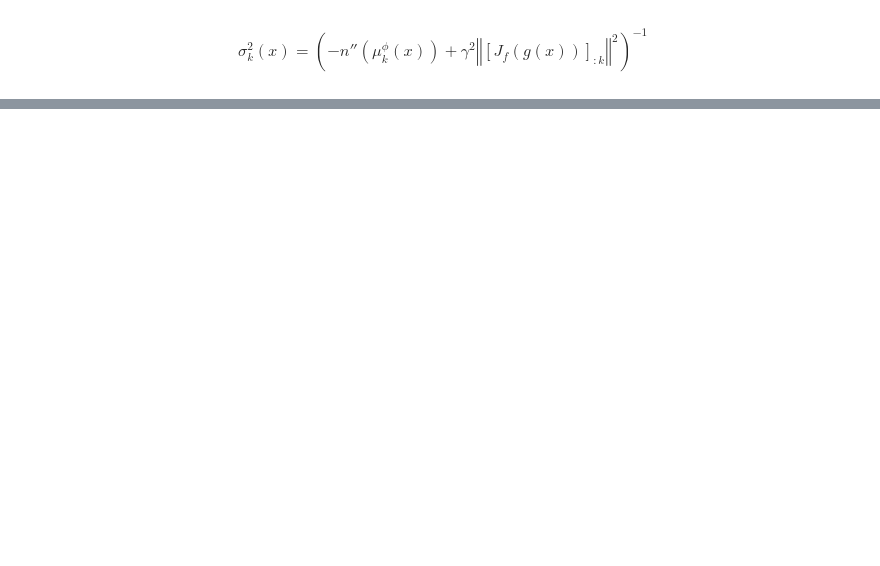
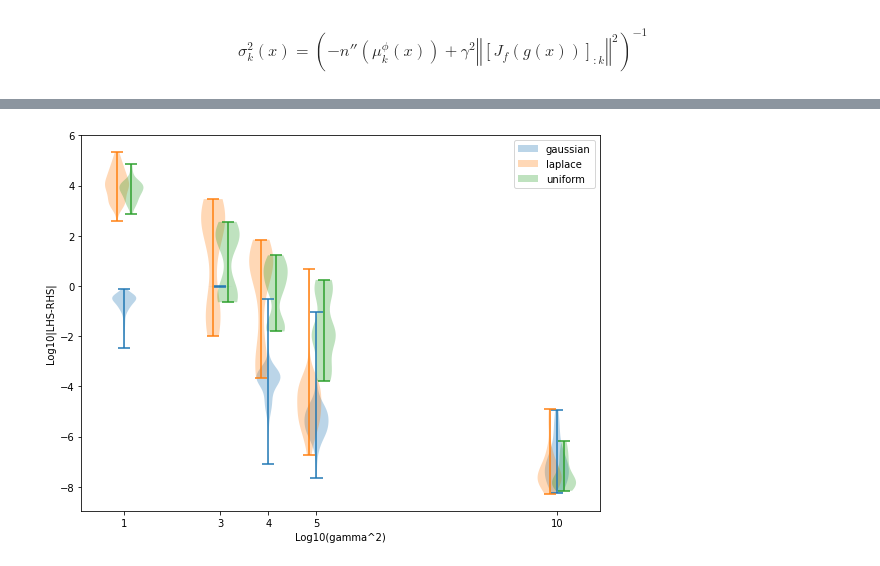
Before and after one commit to rpatrik96/ima-vae, a Jupyter notebook: notebooks/synth_plots.ipynb, the cells around one changed output, grey strips where cells are left out. Saved outputs shown, nothing was run; the diff lists cells and outputs as text; code cells hidden in the pictures; blank space fills up the shorter version.

```diff
--- a/notebooks/synth_plots.ipynb
+++ b/notebooks/synth_plots.ipynb
@@ -79,0 +76,32 @@ gamma_laplace = [g for g,p in zip(ext_gamma_sq, prior) if p == "laplace"]
+# %%
+def lhs_rhs(col_norm_squared, priors, variances, gamma_squared, ext_gamma_squared, prior_name):
+    lhs = [s for s,p in zip(variances,priors) if p == prior_name]
+    rhs = [1./(float(prior_name=="gaussian")+g_sq*J_sq) for g_sq, J_sq, p in zip(gamma_squared, col_norm_squared, priors) if p == prior_name]
+    gamma = np.array([g for g,p in zip(gamma_squared, priors) if p == prior_name])
+    gamma_ext = np.concatenate([g for g,p in zip(ext_gamma_squared, priors) if p == prior_name])
+
+    abs_diff = np.abs(np.concatenate(lhs)-np.concatenate(rhs))
+    lhs_rhs_vs_gamma =[ np.array([d for d, g in zip(abs_diff, gamma_ext) if g==gamma_select]) for gamma_select in np.unique(gamma_ext)  ]
+
+    return lhs, rhs, gamma_ext, gamma, abs_diff, lhs_rhs_vs_gamma
+# %%
+lhs_gauss ,rhs_gauss,gamma_gauss_ext,  gamma_gauss, abs_diff_gauss, lhs_rhs_vs_gamma_gauss = lhs_rhs(col_norm_sq, prior, sigmas, gamma_sq, ext_gamma_sq, "gaussian")
+lhs_laplace ,rhs_laplace,gamma_laplace_ext, gamma_laplace,  abs_diff_laplace, lhs_rhs_vs_gamma_laplace = lhs_rhs(col_norm_sq, prior, sigmas, gamma_sq,  ext_gamma_sq,"laplace")
+lhs_uniform ,rhs_uniform,gamma_uniform_ext, gamma_uniform,  abs_diff_uniform, lhs_rhs_vs_gamma_uniform = lhs_rhs(col_norm_sq, prior, sigmas, gamma_sq,  ext_gamma_sq,"uniform")
+# %%
+def violin_by_prior(gauss_data, laplace_data, uniform_data, xticks, xlabel, ylabel,  offset, filename, log=False):
+
+    plt.figure(figsize=(8,6))
+    vp_gauss = plt.violinplot([np.log10(i) if log is True else i for i in gauss_data], positions=xticks)
+    vp_laplace = plt.violinplot([np.log10(i) if log is True else i for i in laplace_data], positions=-offset+xticks)
+    vp_uniform= plt.violinplot([np.log10(i) if log is True else i for i in uniform_data], positions=offset+xticks)
+    plt.legend([vp_gauss['bodies'][0],vp_laplace['bodies'][0], vp_uniform['bodies'][0]], ['gaussian', 'laplace', 'uniform'], loc='upper right')
+    plt.xlabel(xlabel)
+    plt.ylabel(ylabel)
+    plt.xticks(xticks)
+    plt.tight_layout()
+    plt.savefig(filename)
+# %%
+violin_by_prior(lhs_rhs_vs_gamma_gauss, lhs_rhs_vs_gamma_laplace, lhs_rhs_vs_gamma_uniform,  np.unique(np.log10(gamma_uniform_ext)), 'Log10(gamma^2)', 'Log10|LHS-RHS|',  0.15, 'opt_sigma_vs_gamma', log=True)
+# %% [output]
+[figure, added]
```
Also changed, not shown: parts of 19 cells of this notebook.
